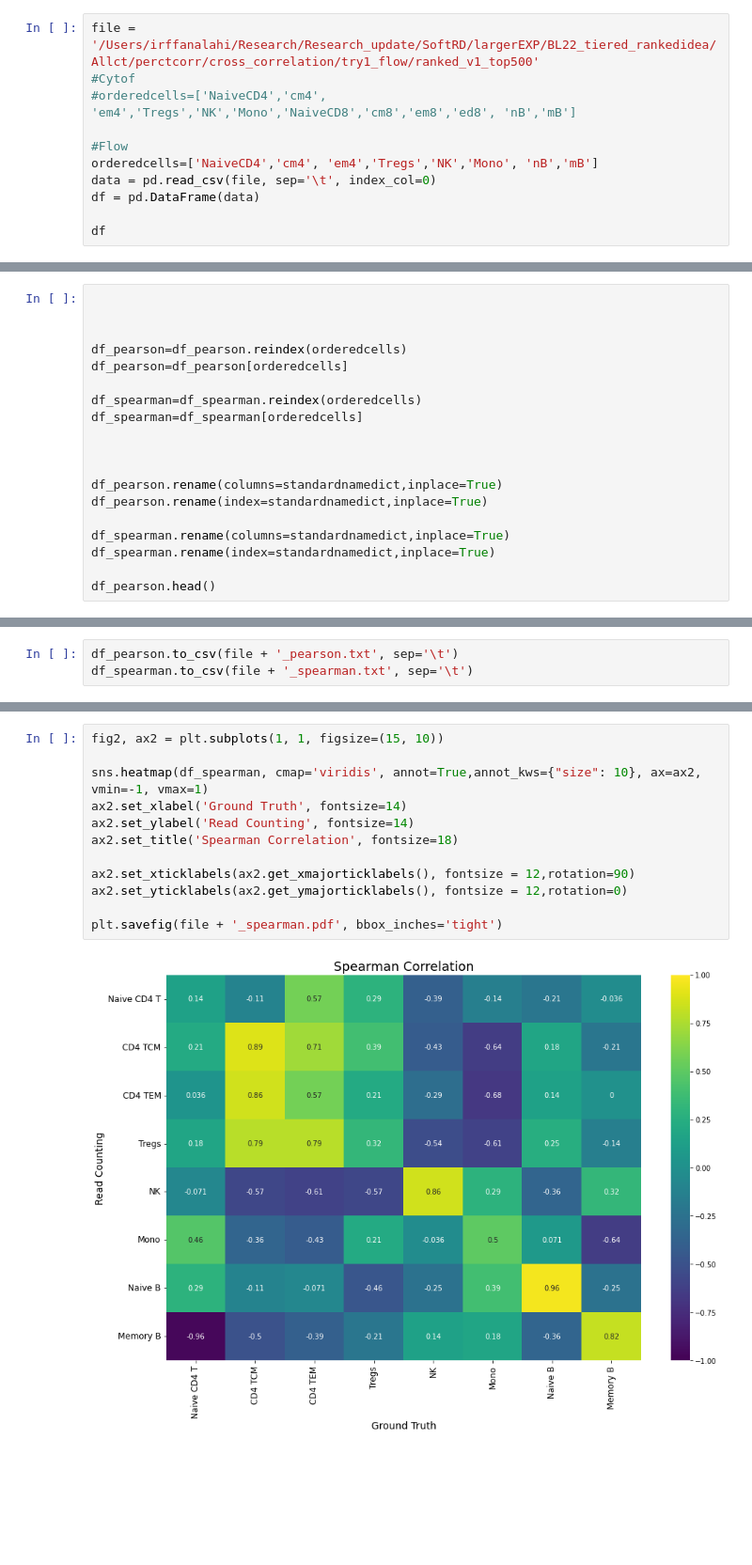
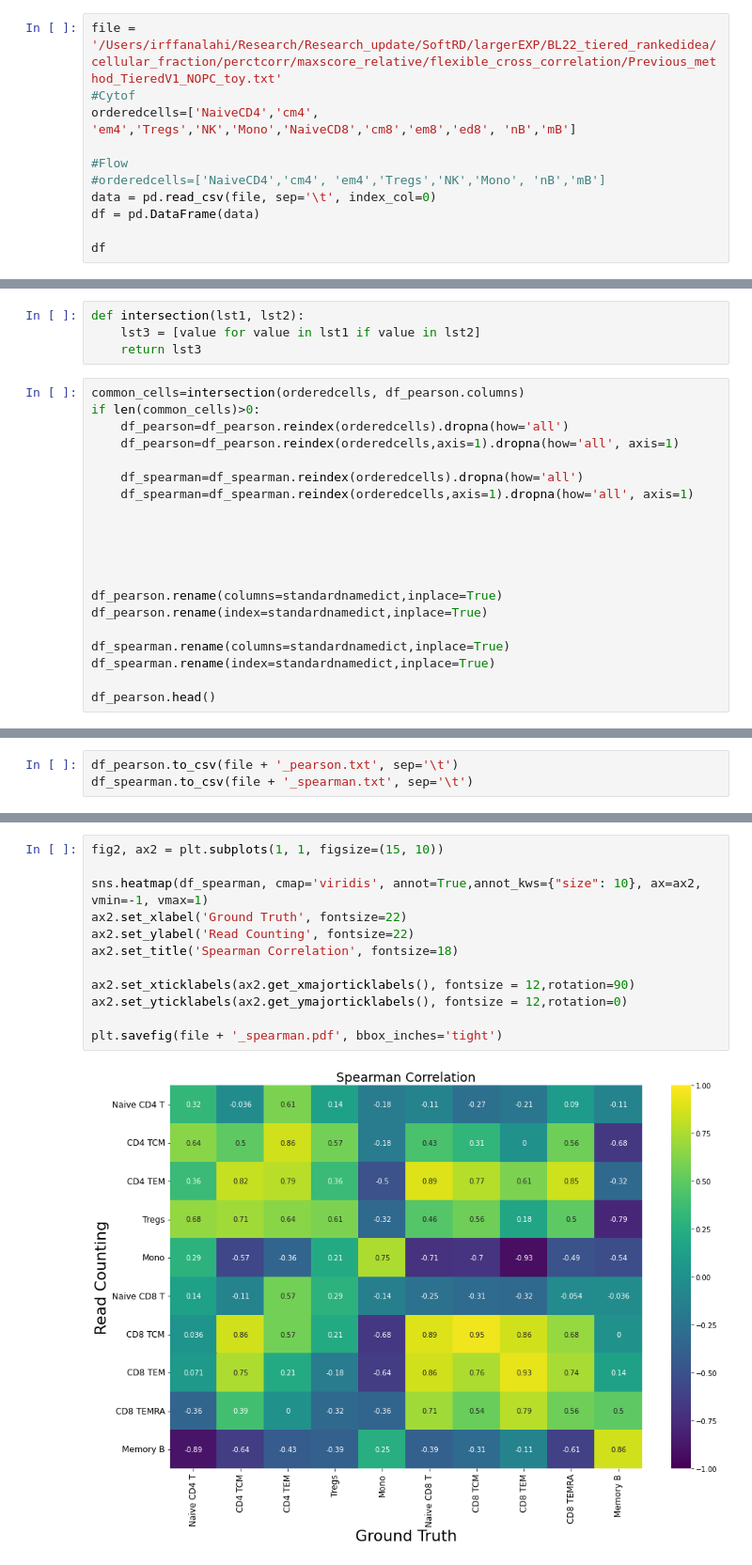
Before and after one commit to Irfanwustl/Research_code, a Jupyter notebook: Bilge/crosscorrelation/cell_correlation_irf.ipynb, the cells around one changed output, grey strips where cells are left out. Shown: that part at 94% size. Drawn from its saved outputs; the diff is of its cells as text; blank space fills up the shorter version.

```diff
--- a/Bilge/crosscorrelation/cell_correlation_irf.ipynb
+++ b/Bilge/crosscorrelation/cell_correlation_irf.ipynb
@@ -5,12 +5,12 @@ import seaborn as sns
 import numpy as np
 from scipy.stats.mstats import pearsonr, spearmanr
 # %%
-file = '/Users/irffanalahi/Research/Research_update/SoftRD/largerEXP/BL22_tiered_rankedidea/Allct/perctcorr/cross_correlation/try1_flow/ranked_v1_top500'
+file = '/Users/irffanalahi/Research/Research_update/SoftRD/largerEXP/BL22_tiered_rankedidea/cellular_fraction/perctcorr/maxscore_relative/flexible_cross_correlation/Previous_method_TieredV1_NOPC_toy.txt'
 #Cytof
-#orderedcells=['NaiveCD4','cm4', 'em4','Tregs','NK','Mono','NaiveCD8','cm8','em8','ed8', 'nB','mB']
+orderedcells=['NaiveCD4','cm4', 'em4','Tregs','NK','Mono','NaiveCD8','cm8','em8','ed8', 'nB','mB']
 
 #Flow
-orderedcells=['NaiveCD4','cm4', 'em4','Tregs','NK','Mono', 'nB','mB']
+#orderedcells=['NaiveCD4','cm4', 'em4','Tregs','NK','Mono', 'nB','mB']
 data = pd.read_csv(file, sep='\t', index_col=0)
 df = pd.DataFrame(data)
 
@@ -54,15 +54,20 @@ df_pearson = pd.DataFrame.from_dict(pearson_dic, orient='index', columns=cells)
 df_spearman = pd.DataFrame.from_dict(spearman_dic, orient='index', columns=cells)
 # %%
 standardnamedict={"NaiveCD4": "Naive CD4 T", "NaiveCD8": "Naive CD8 T","CD4": "Naive CD4", "CD8": "Naive CD8","mB":"Memory B",'Mn':'Mono','CD14':'Mono','CD19':'B Cell','nB':'Naive B','PC':'PC','cm8':'CD8 TCM','em8':'CD8 TEM','m8':'CD8 memory','ed8':'CD8 TEMRA','cm4':'CD4 TCM','em4':'CD4 TEM','m4':'CD4 memory','mNeu':'PMN','Eo':'Eosinophil','Tr':'Tregs','Mg':'Megakaryocyte','Er':'Erythrocyte'}
+# %%
+def intersection(lst1, lst2):
+    lst3 = [value for value in lst1 if value in lst2]
+    return lst3
 # %%
+common_cells=intersection(orderedcells, df_pearson.columns)
+if len(common_cells)>0:
+    df_pearson=df_pearson.reindex(orderedcells).dropna(how='all')
+    df_pearson=df_pearson.reindex(orderedcells,axis=1).dropna(how='all', axis=1)
+
+    df_spearman=df_spearman.reindex(orderedcells).dropna(how='all')
+    df_spearman=df_spearman.reindex(orderedcells,axis=1).dropna(how='all', axis=1)
 
 
-
-df_pearson=df_pearson.reindex(orderedcells)
-df_pearson=df_pearson[orderedcells]
-
-df_spearman=df_spearman.reindex(orderedcells)
-df_spearman=df_spearman[orderedcells]
 
 
 
@@ -101,14 +106,14 @@ plt.savefig(file + '_pearson.pdf', bbox_inches='tight')
 # %%
 fig2, ax2 = plt.subplots(1, 1, figsize=(15, 10))
 
 sns.heatmap(df_spearman, cmap='viridis', annot=True,annot_kws={"size": 10}, ax=ax2, vmin=-1, vmax=1)
-ax2.set_xlabel('Ground Truth', fontsize=14)
-ax2.set_ylabel('Read Counting', fontsize=14)
+ax2.set_xlabel('Ground Truth', fontsize=22)
+ax2.set_ylabel('Read Counting', fontsize=22)
 ax2.set_title('Spearman Correlation', fontsize=18)
 
 ax2.set_xticklabels(ax2.get_xmajorticklabels(), fontsize = 12,rotation=90)
 ax2.set_yticklabels(ax2.get_ymajorticklabels(), fontsize = 12,rotation=0)
 
 plt.savefig(file + '_spearman.pdf', bbox_inches='tight')
 # %% [output]
-[figure, old version]
+[figure, new version]
```
Also changed, not shown: parts of 3 cells of this notebook, 40 other files.
